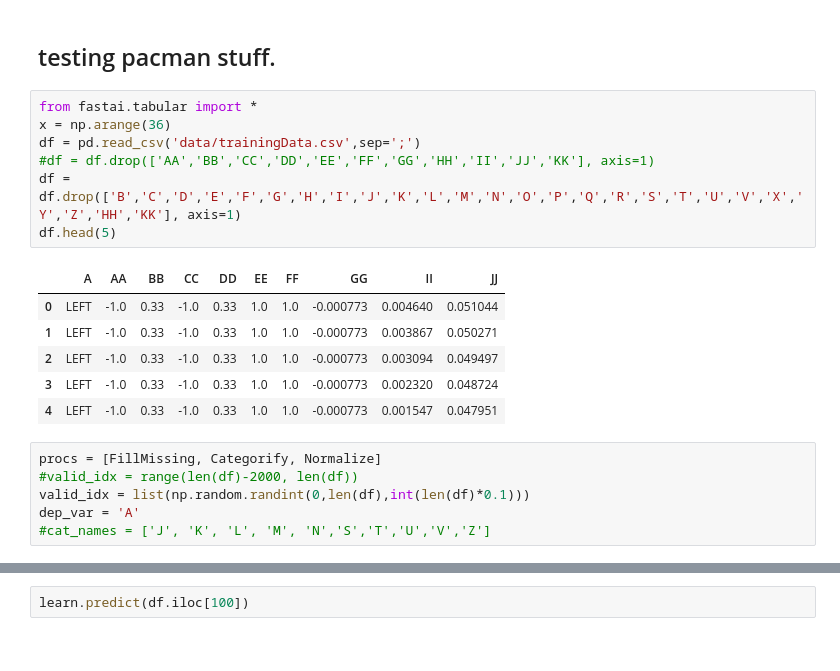
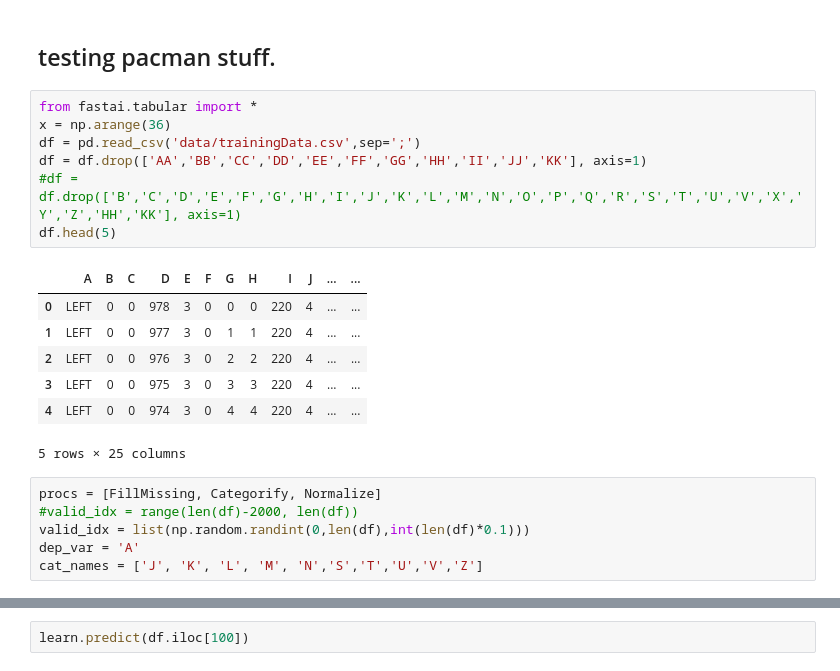
Before and after one commit to k3larra/interactiveML, a Jupyter notebook: mspacman/try1.ipynb, the cells around one changed output, grey strips where cells are left out. Cells and saved outputs as stored; diff of their text form.

```diff
--- a/mspacman/try1.ipynb
+++ b/mspacman/try1.ipynb
@@ -3,20 +3,21 @@
 # %%
 from fastai.tabular import *
 x = np.arange(36)
 df = pd.read_csv('data/trainingData.csv',sep=';')
-#df = df.drop(['AA','BB','CC','DD','EE','FF','GG','HH','II','JJ','KK'], axis=1)
-df = df.drop(['B','C','D','E','F','G','H','I','J','K','L','M','N','O','P','Q','R','S','T','U','V','X','Y','Z','HH','KK'], axis=1)
+df = df.drop(['AA','BB','CC','DD','EE','FF','GG','HH','II','JJ','KK'], axis=1)
+#df = df.drop(['B','C','D','E','F','G','H','I','J','K','L','M','N','O','P','Q','R','S','T','U','V','X','Y','Z','HH','KK'], axis=1)
 df.head(5)
 # %% [output]
-|  | A | AA | BB | CC | DD | EE | FF | GG | II | JJ |
-| 0 | LEFT | -1.0 | 0.33 | -1.0 | 0.33 | 1.0 | 1.0 | -0.000773 | 0.004640 | 0.051044 |
-| 1 | LEFT | -1.0 | 0.33 | -1.0 | 0.33 | 1.0 | 1.0 | -0.000773 | 0.003867 | 0.050271 |
-| 2 | LEFT | -1.0 | 0.33 | -1.0 | 0.33 | 1.0 | 1.0 | -0.000773 | 0.003094 | 0.049497 |
-| 3 | LEFT | -1.0 | 0.33 | -1.0 | 0.33 | 1.0 | 1.0 | -0.000773 | 0.002320 | 0.048724 |
-| 4 | LEFT | -1.0 | 0.33 | -1.0 | 0.33 | 1.0 | 1.0 | -0.000773 | 0.001547 | 0.047951 |
+|  | A | B | C | D | E | F | G | H | I | J | ... | ... |
+| 0 | LEFT | 0 | 0 | 978 | 3 | 0 | 0 | 0 | 220 | 4 | ... | ... |
+| 1 | LEFT | 0 | 0 | 977 | 3 | 0 | 1 | 1 | 220 | 4 | ... | ... |
+| 2 | LEFT | 0 | 0 | 976 | 3 | 0 | 2 | 2 | 220 | 4 | ... | ... |
+| 3 | LEFT | 0 | 0 | 975 | 3 | 0 | 3 | 3 | 220 | 4 | ... | ... |
+| 4 | LEFT | 0 | 0 | 974 | 3 | 0 | 4 | 4 | 220 | 4 | ... | ... |
+5 rows × 25 columns
 # %%
 procs = [FillMissing, Categorify, Normalize]
 #valid_idx = range(len(df)-2000, len(df))
 valid_idx = list(np.random.randint(0,len(df),int(len(df)*0.1)))
 dep_var = 'A'
-#cat_names = ['J', 'K', 'L', 'M', 'N','S','T','U','V','Z']
+cat_names = ['J', 'K', 'L', 'M', 'N','S','T','U','V','Z']
```
Also changed, not shown: parts of 3 cells of this notebook.
